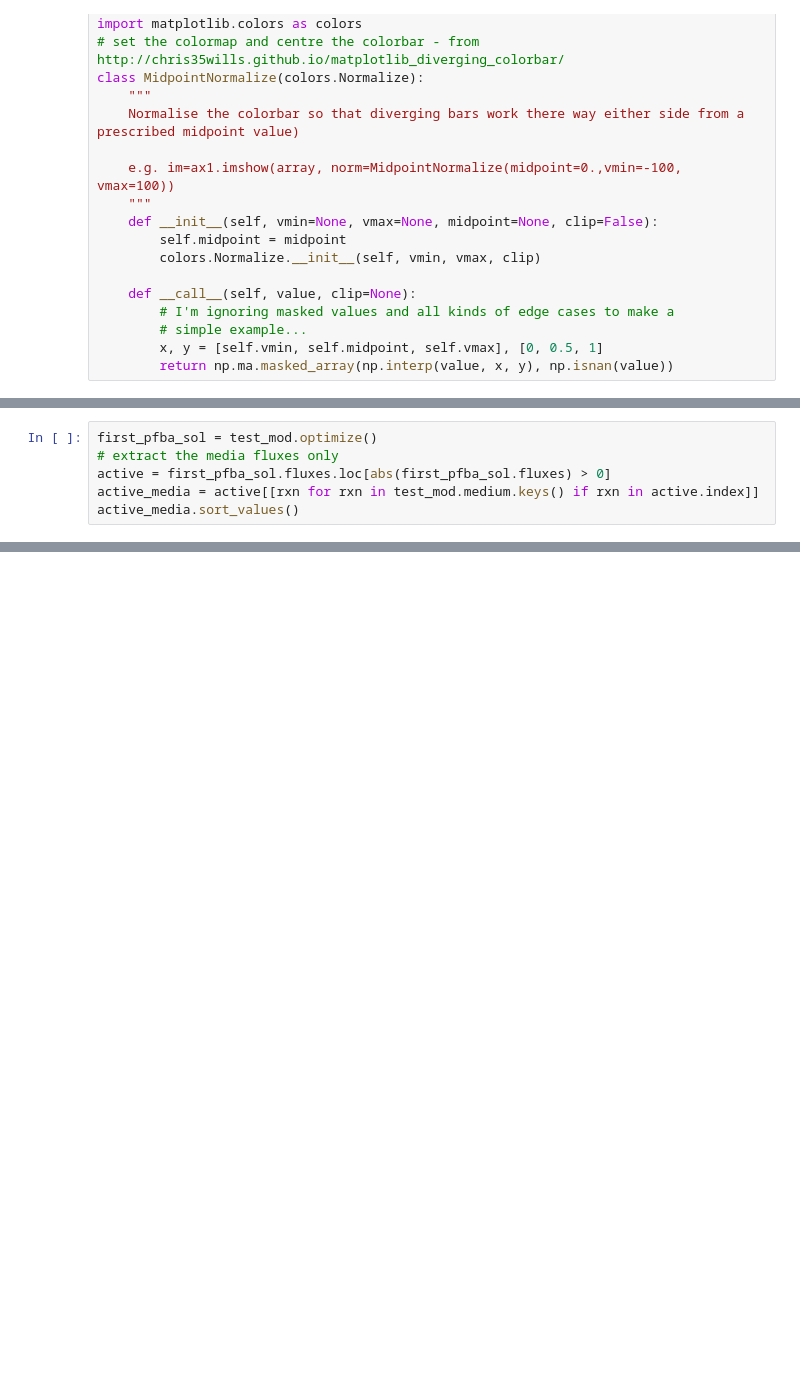
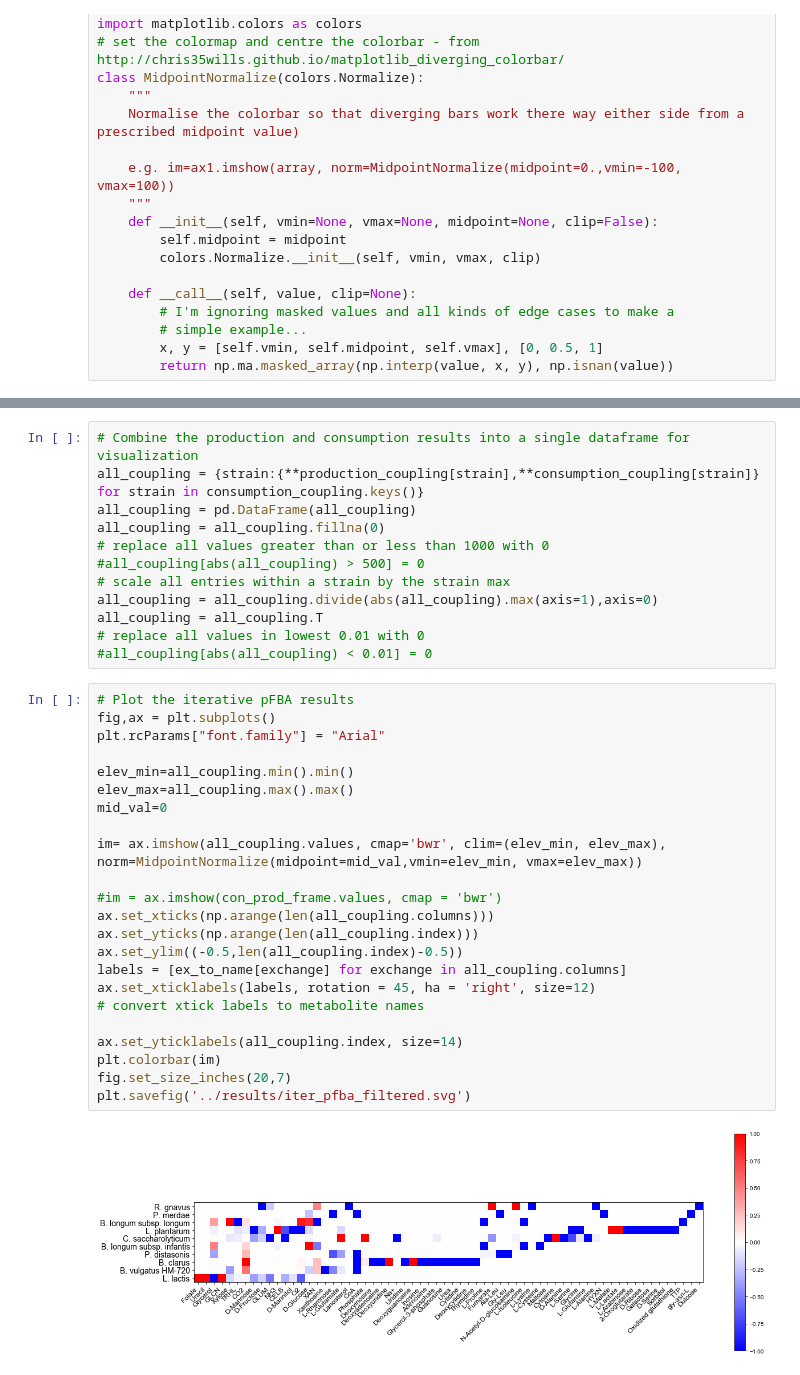
Before and after one commit to medlocklab/iterative_pfba, a Jupyter notebook: bin/production_consumption_coupling.ipynb, the cells around one changed output, grey strips where cells are left out. Saved outputs shown, nothing was run; the diff lists cells and outputs as text; blank space fills up the shorter version.

Commit message:
updated production_consumption_coupling with iterative pfba draft and removed previous draft

```diff
--- a/bin/production_consumption_coupling.ipynb
+++ b/bin/production_consumption_coupling.ipynb
@@ -389,6 +177,0 @@ test_mod.metabolites.get_by_id('cpd00028_e')
-# %%
-first_pfba_sol = test_mod.optimize()
-# extract the media fluxes only
-active = first_pfba_sol.fluxes.loc[abs(first_pfba_sol.fluxes) > 0]
-active_media = active[[rxn for rxn in test_mod.medium.keys() if rxn in active.index]]
-active_media.sort_values()
@@ -420,0 +288,37 @@ Name: fluxes, dtype: float64
+# %%
+# Combine the production and consumption results into a single dataframe for visualization
+all_coupling = {strain:{**production_coupling[strain],**consumption_coupling[strain]} for strain in consumption_coupling.keys()}
+all_coupling = pd.DataFrame(all_coupling)
+all_coupling = all_coupling.fillna(0)
+# replace all values greater than or less than 1000 with 0
+#all_coupling[abs(all_coupling) > 500] = 0
+# scale all entries within a strain by the strain max
+all_coupling = all_coupling.divide(abs(all_coupling).max(axis=1),axis=0)
+all_coupling = all_coupling.T
+# replace all values in lowest 0.01 with 0
+#all_coupling[abs(all_coupling) < 0.01] = 0
+# %%
+# Plot the iterative pFBA results
+fig,ax = plt.subplots()
+plt.rcParams["font.family"] = "Arial"
+
+elev_min=all_coupling.min().min()
+elev_max=all_coupling.max().max()
+mid_val=0
+
+im= ax.imshow(all_coupling.values, cmap='bwr', clim=(elev_min, elev_max), norm=MidpointNormalize(midpoint=mid_val,vmin=elev_min, vmax=elev_max))
+
+#im = ax.imshow(con_prod_frame.values, cmap = 'bwr')
+ax.set_xticks(np.arange(len(all_coupling.columns)))
+ax.set_yticks(np.arange(len(all_coupling.index)))
+ax.set_ylim((-0.5,len(all_coupling.index)-0.5))
+labels = [ex_to_name[exchange] for exchange in all_coupling.columns]
+ax.set_xticklabels(labels, rotation = 45, ha = 'right', size=12)
+# convert xtick labels to metabolite names
+
+ax.set_yticklabels(all_coupling.index, size=14)
+plt.colorbar(im)
+fig.set_size_inches(20,7)
+plt.savefig('../results/iter_pfba_filtered.svg')
+# %% [output]
+[figure, added]
```
Also changed, not shown: parts of 27 cells of this notebook, 1 other file.
